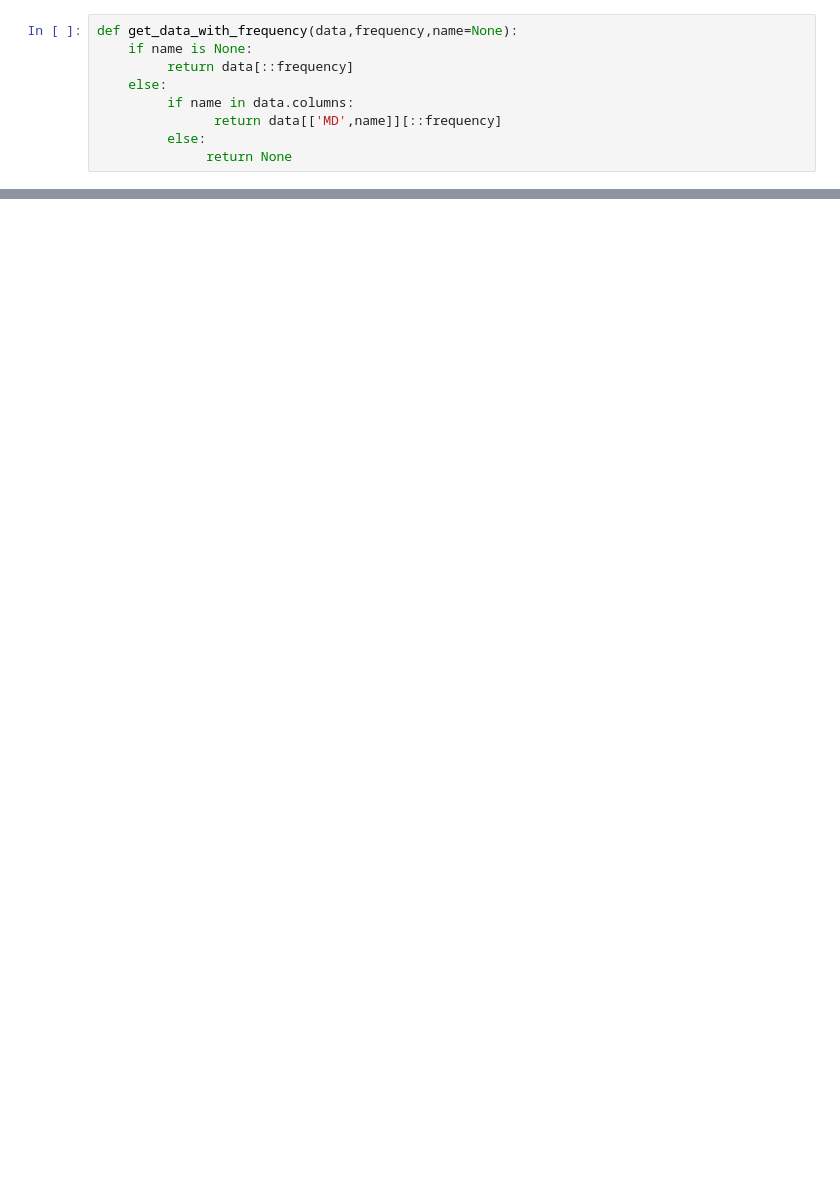
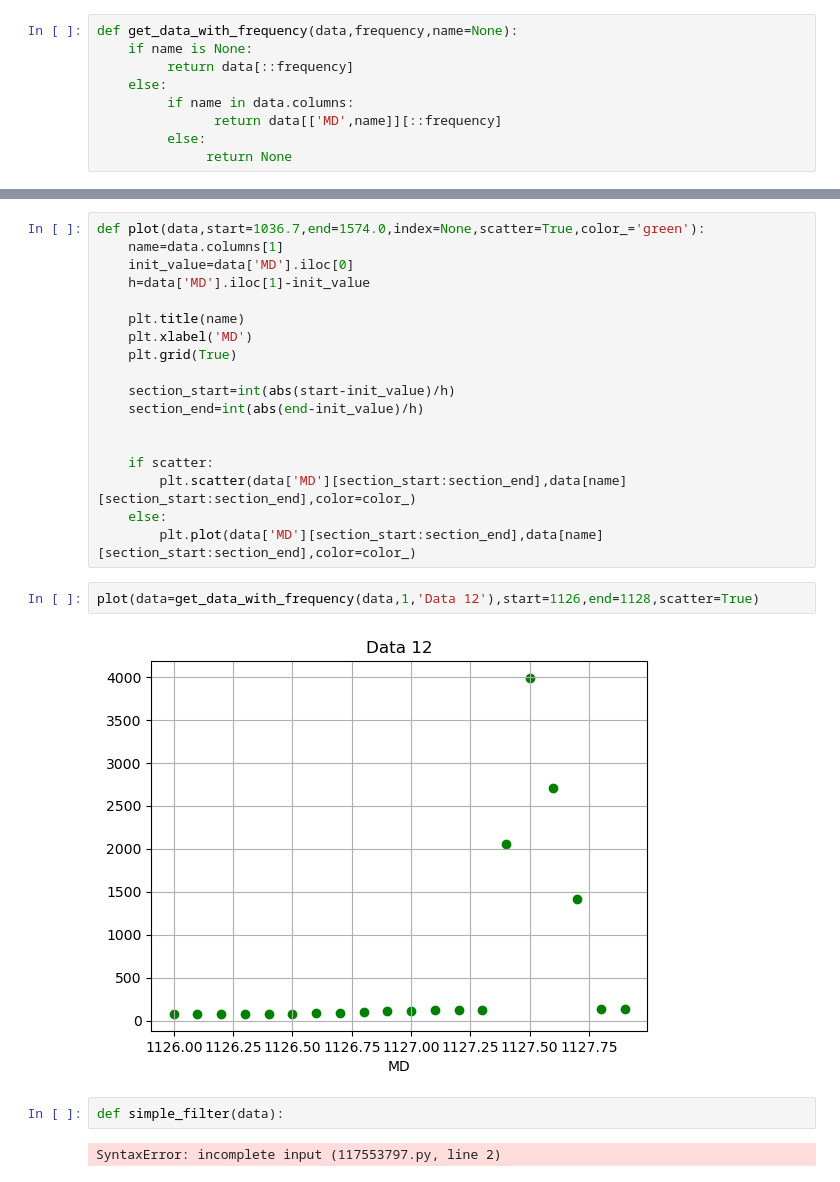
Before and after one commit to Mis-prog/digital-signal-processing-app, a Jupyter notebook: work/work.ipynb, the cells around one changed output, grey strips where cells are left out. Cells and saved outputs as stored; diff of their text form; blank space fills up the shorter version.

Commit message:
adding plot

```diff
--- a/work/work.ipynb
+++ b/work/work.ipynb
@@ -100,0 +151,26 @@ data_new
+# %%
+def plot(data,start=1036.7,end=1574.0,index=None,scatter=True,color_='green'):
+    name=data.columns[1]
+    init_value=data['MD'].iloc[0]
+    h=data['MD'].iloc[1]-init_value
+
+    plt.title(name)
+    plt.xlabel('MD')
+    plt.grid(True)
+
+    section_start=int(abs(start-init_value)/h)
+    section_end=int(abs(end-init_value)/h)
+
+
+    if scatter:
+        plt.scatter(data['MD'][section_start:section_end],data[name][section_start:section_end],color=color_)
+    else:
+        plt.plot(data['MD'][section_start:section_end],data[name][section_start:section_end],color=color_)
+# %%
+plot(data=get_data_with_frequency(data,1,'Data 12'),start=1126,end=1128,scatter=True)
+# %% [output]
+[figure, added]
+# %%
+def simple_filter(data):
+# %% [output]
+SyntaxError: incomplete input (117553797.py, line 2)
```
Also changed, not shown: parts of 7 cells of this notebook, 1 other file.
